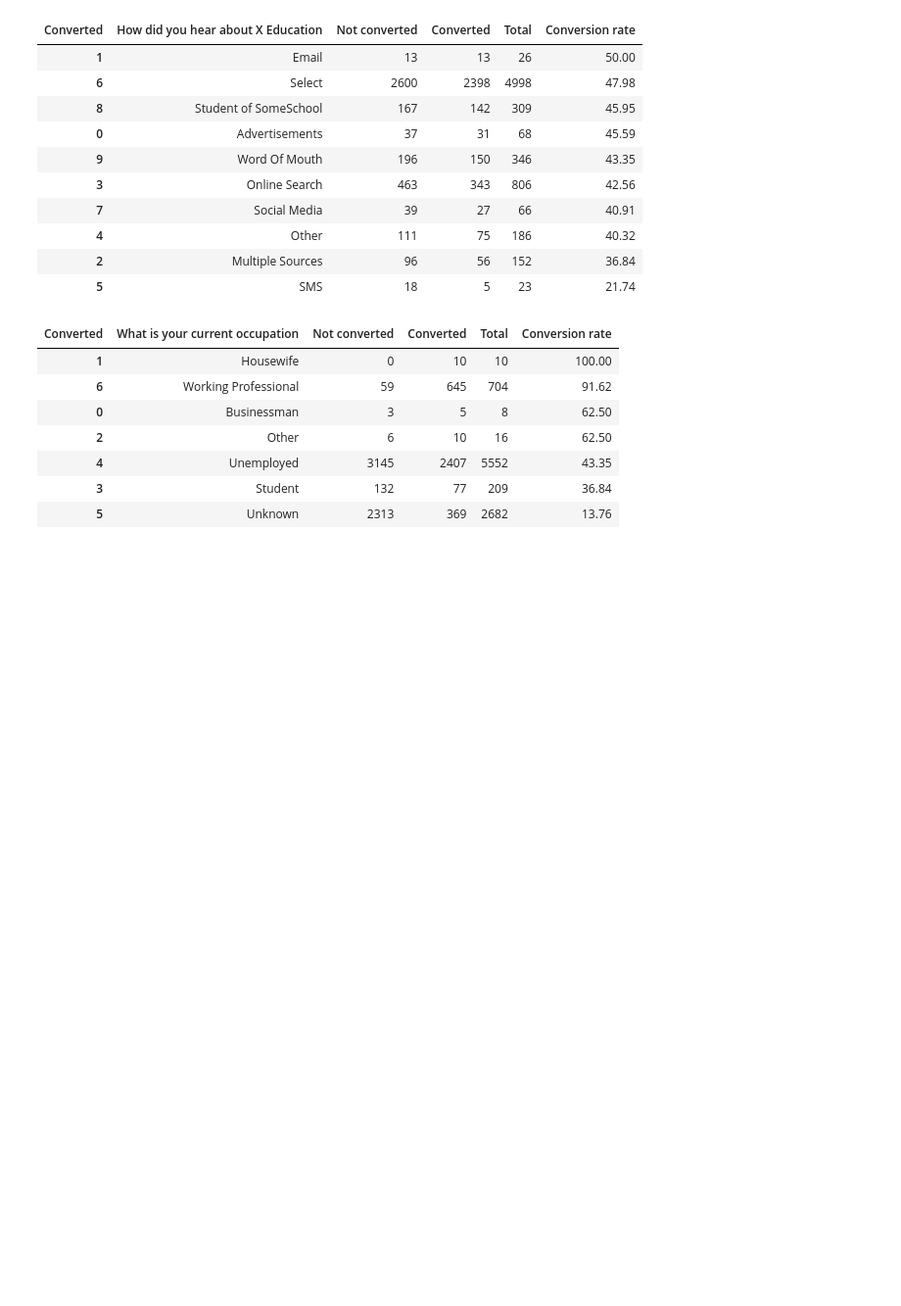
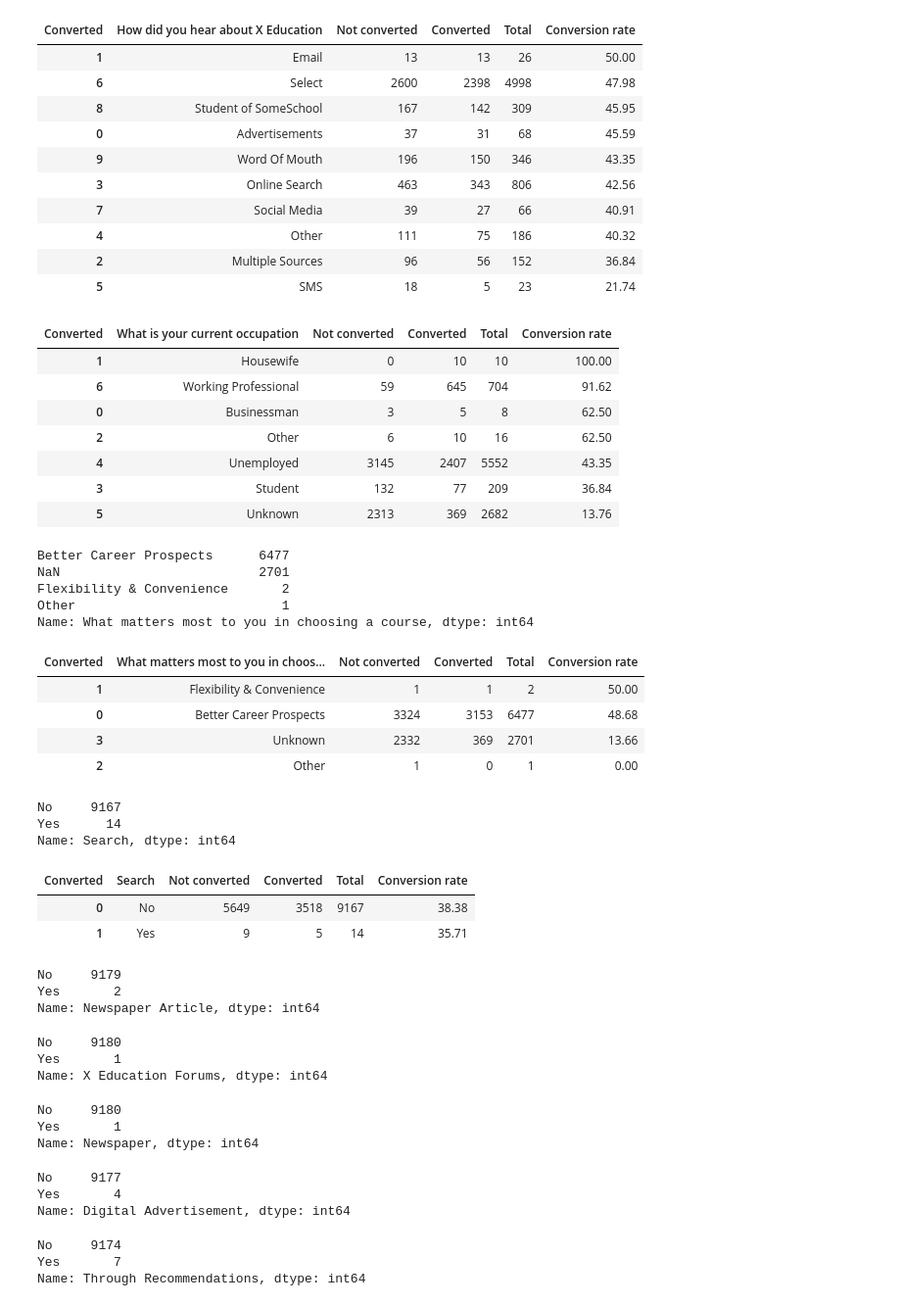
Before and after one commit to hyunjun33/Funnel_Analysis, a Jupyter notebook: Acquisition Analysis.ipynb, the cells around one changed output. Shown at 98% size. Saved outputs shown, nothing was run; the diff lists cells and outputs as text; code cells hidden in the pictures; blank space fills up the shorter version.

```diff
--- a/Acquisition Analysis.ipynb
+++ b/Acquisition Analysis.ipynb
@@ -437,5 +437,62 @@ conversion_rate(df, "What is your current occupation")
 | 4 | Unemployed | 3145 | 2407 | 5552 | 43.35 |
 | 3 | Student | 132 | 77 | 209 | 36.84 |
 | 5 | Unknown | 2313 | 369 | 2682 | 13.76 |
+# %%
+df["What matters most to you in choosing a course"].value_counts(dropna=False)
+# %% [output]
+Better Career Prospects      6477
+NaN                          2701
+Flexibility & Convenience       2
+Other                           1
+Name: What matters most to you in choosing a course, dtype: int64
+# %%
+df["What matters most to you in choosing a course"] = df["What matters most to you in choosing a course"].fillna("Unknown")
+conversion_rate(df, "What matters most to you in choosing a course")
+# %% [output]
+| Converted | What matters most to you in choos... | Not converted | Converted | Total | Conversion rate |
+| 1 | Flexibility & Convenience | 1 | 1 | 2 | 50.00 |
+| 0 | Better Career Prospects | 3324 | 3153 | 6477 | 48.68 |
+| 3 | Unknown | 2332 | 369 | 2701 | 13.66 |
+| 2 | Other | 1 | 0 | 1 | 0.00 |
 # %%
-df["Lead Profile"].value_counts(dropna=False)
+df["Search"].value_counts(dropna=False)
+# %% [output]
+No     9167
+Yes      14
+Name: Search, dtype: int64
+# %%
+conversion_rate(df, "Search")
+# %% [output]
+| Converted | Search | Not converted | Converted | Total | Conversion rate |
+| 0 | No | 5649 | 3518 | 9167 | 38.38 |
+| 1 | Yes | 9 | 5 | 14 | 35.71 |
+# %%
+df["Newspaper Article"].value_counts()
+# %% [output]
+No     9179
+Yes       2
+Name: Newspaper Article, dtype: int64
+# %%
+df["X Education Forums"].value_counts()
+# %% [output]
+No     9180
+Yes       1
+Name: X Education Forums, dtype: int64
+# %%
+df["Newspaper"].value_counts()
+# %% [output]
+No     9180
+Yes       1
+Name: Newspaper, dtype: int64
+# %%
+df["Digital Advertisement"].value_counts()
+# %% [output]
+No     9177
+Yes       4
+Name: Digital Advertisement, dtype: int64
+# %%
+df["Through Recommendations"].value_counts()
+# %% [output]
+No     9174
+Yes       7
+Name: Through Recommendations, dtype: int64
```
Also changed, not shown: parts of 2 cells of this notebook.
